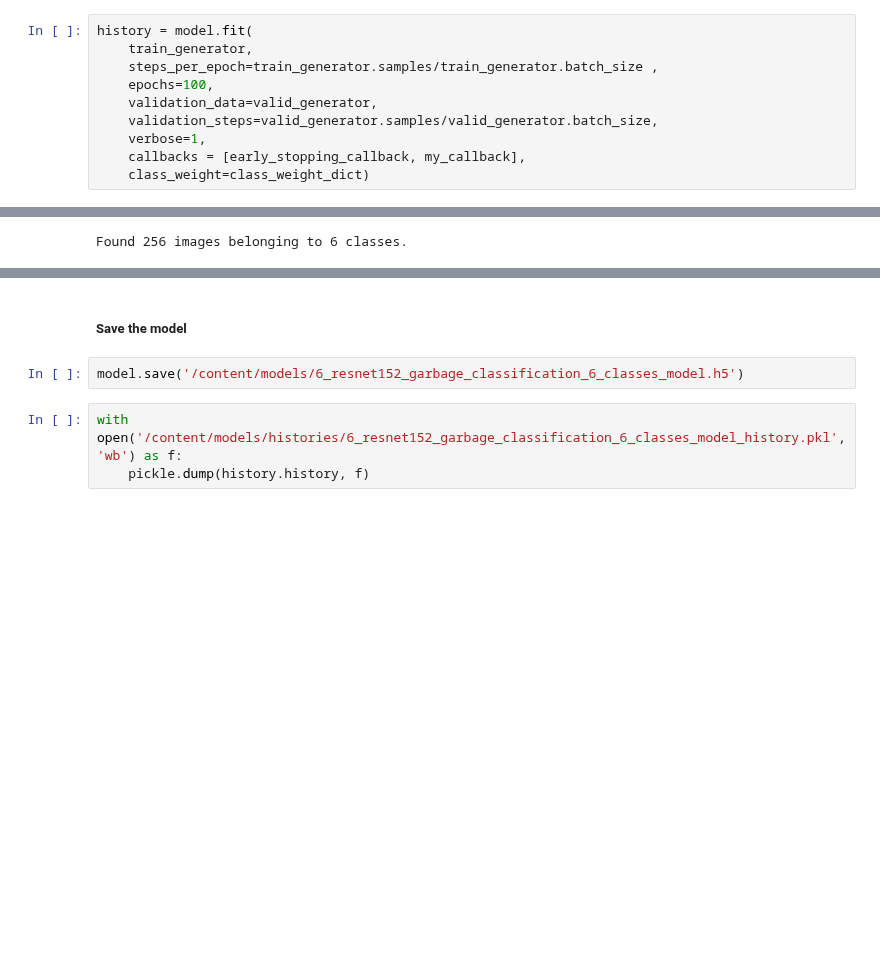
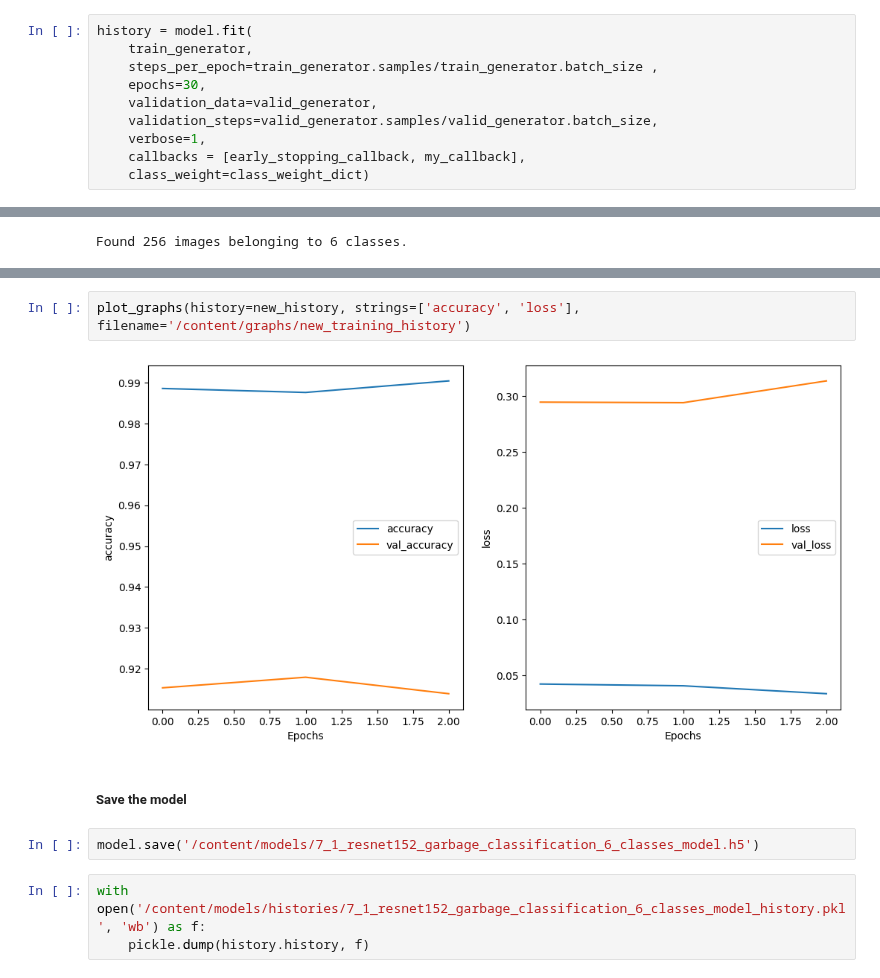
Before and after one commit to Mykhailo20/DS_Bootcamp_2023, a Jupyter notebook: Final_Project/Analysis/1_TF_Classification_DNN_Colab.ipynb, the cells around one changed output, grey strips where cells are left out. Drawn from its saved outputs; the diff is of its cells as text; blank space fills up the shorter version.

```diff
--- a/Final_Project/Analysis/1_TF_Classification_DNN_Colab.ipynb
+++ b/Final_Project/Analysis/1_TF_Classification_DNN_Colab.ipynb
@@ -2856,7 +2786,7 @@ early_stopping_callback = EarlyStopping(monitor='val_loss', mode='min', verbose=
 history = model.fit(
     train_generator,
     steps_per_epoch=train_generator.samples/train_generator.batch_size ,
-    epochs=100,
+    epochs=30,
     validation_data=valid_generator,
     validation_steps=valid_generator.samples/valid_generator.batch_size,
     verbose=1,
@@ -2935,7 +2962,11 @@ plt.show()
+# %%
+plot_graphs(history=new_history, strings=['accuracy', 'loss'], filename='/content/graphs/new_training_history')
+# %% [output]
+[figure, added]
 # %% [markdown]
 ##### Save the model
 # %%
-model.save('/content/models/6_resnet152_garbage_classification_6_classes_model.h5')
+model.save('/content/models/7_1_resnet152_garbage_classification_6_classes_model.h5')
 # %%
-with open('/content/models/histories/6_resnet152_garbage_classification_6_classes_model_history.pkl', 'wb') as f:
+with open('/content/models/histories/7_1_resnet152_garbage_classification_6_classes_model_history.pkl', 'wb') as f:
     pickle.dump(history.history, f)
```
Also changed, not shown: parts of 43 cells of this notebook.
